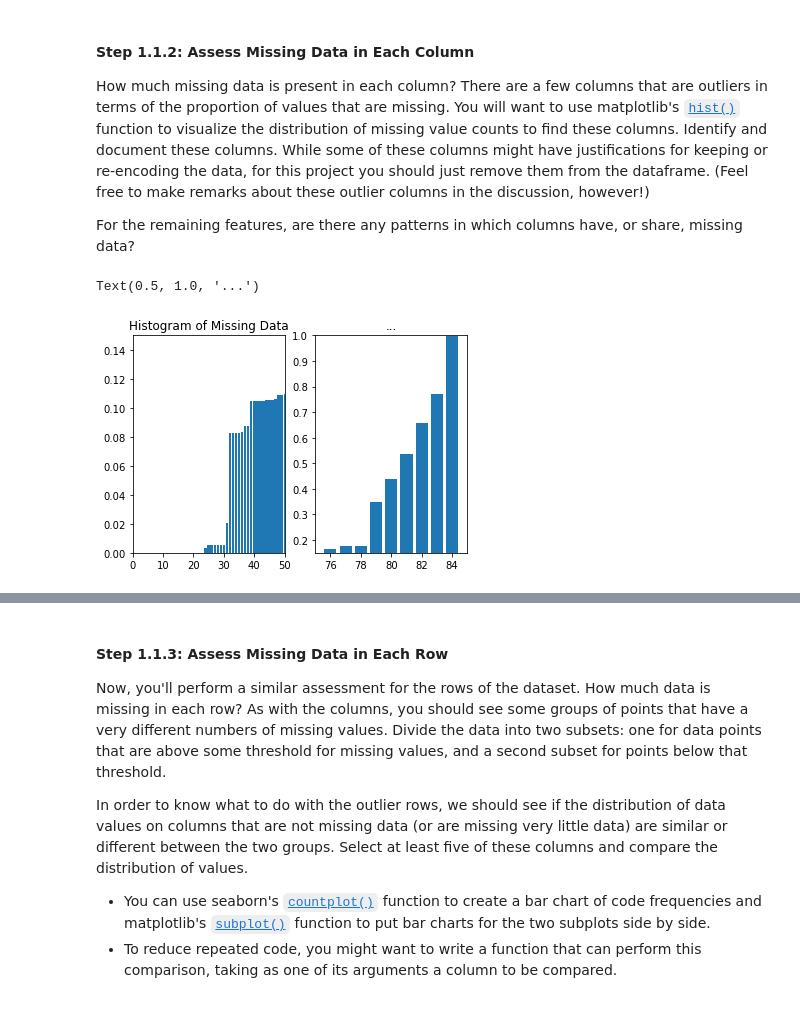
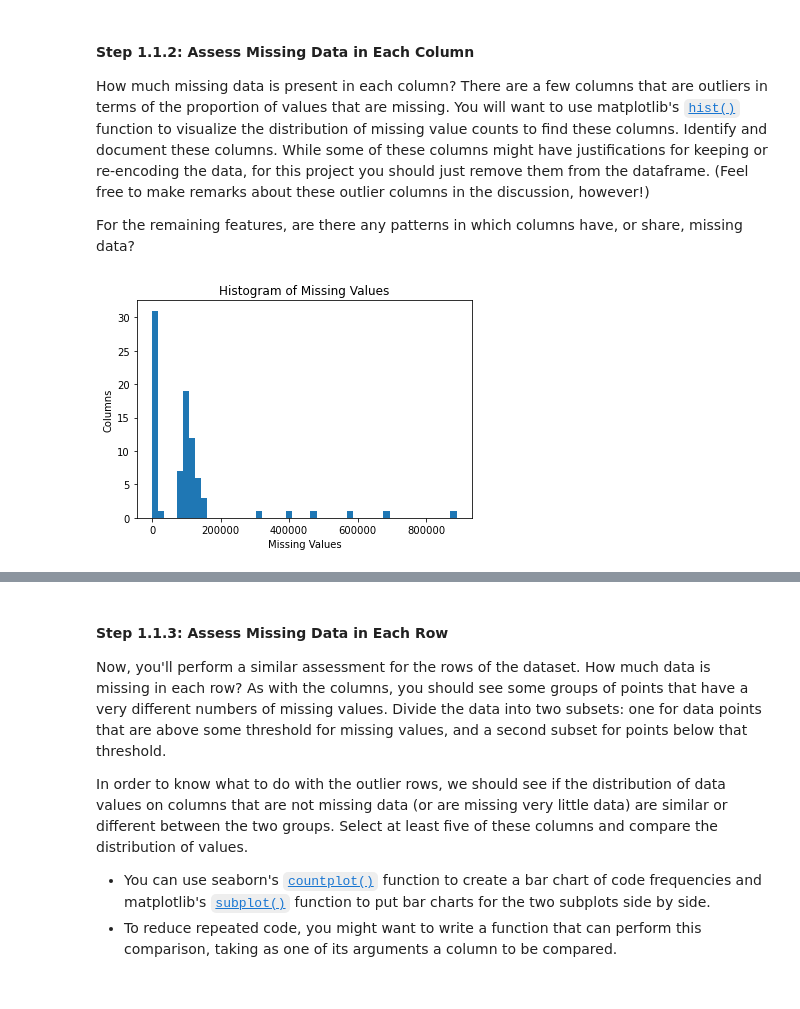
Before and after one commit to amcumber/udacity-identify-customer-segments, a Jupyter notebook: Identify_Customer_Segments.ipynb, the cells around one changed output, grey strips where cells are left out. Saved outputs shown, nothing was run; the diff lists cells and outputs as text; code cells hidden in the pictures.

Commit message:
Working Data Split by Row

```diff
--- a/Identify_Customer_Segments.ipynb
+++ b/Identify_Customer_Segments.ipynb
@@ -94,7 +94,7 @@ feat_info.head()
 | 3 | CJT_GESAMTTYP | person | categorical | [0] |
 | 4 | FINANZ_MINIMALIST | person | ordinal | [-1] |
 # %%
-def get_nulls(feats):
+def _get_nulls(feats):
     null_map = {}
     for idx, row in feats.iterrows():
         str_nulls = row['missing_or_unknown'].strip('[]')
@@ -106,7 +106,7 @@ def get_nulls(feats):
             null_map[row['attribute']] = nulls
     return null_map
 
-def clean_feature(df, key, nulls):
+def _clean_feature(df, key, nulls):
     is_int = True
     for null in nulls:
         if type(null) == str:
@@ -114,9 +114,10 @@ def clean_feature(df, key, nulls):
         df.loc[df[key] == null, key] = np.nan
     return df
 
-def clean(df2, feats):
-    df = df2.copy()
-    null_map = get_nulls(feats)
+def convert_nans(df: pd.DataFrame, feats: pd.DataFrame) -> pd.DataFrame:
+    """Convert nans using Feature maps from dataframe"""
+    df = df.copy()
+    null_map = _get_nulls(feats)
     for key, nulls in null_map.items():
-        df = clean_feature(df, key, nulls)
+        df = _clean_feature(df, key, nulls)
     return df
@@ -150,6 +151,6 @@ test_clean()
 # %%
 # Identify missing or unknown data values and convert them to NaNs.
-clean_azdias = clean(azdias, feat_info)
+azdias = convert_nans(azdias, feat_info)
 # %% [markdown]
 #### Step 1.1.2: Assess Missing Data in Each Column
 
@@ -162,23 +160,33 @@ import seaborn as sns
-# %%
-y = clean_azdias.isna().sum().reset_index().set_index(0).sort_index().index
-y /= len(clean_azdias.index)
-x = range(len(y))
-ax1 = plt.subplot(1,2,1)
-ax1.bar(x, y)
-ax1.set_xlim([0,50])
-ax1.set_ylim([0, 0.15])
-
-ax2 = plt.subplot(1,2,2)
-ax2.bar(x, y)
-ax2.set_xlim([75, 85])
-ax2.set_ylim([0.15, 1.0])
-ax1.set_title('Histogram of Missing Data')
-ax2.set_title('...')
-# %% [output]
-Text(0.5, 1.0, '...')
-[figure, removed]
 # %%
 # Perform an assessment of how much missing data there is in each column of the
 # dataset.
+# %%
+def get_na_freq(df, axis=0):
+    """Collect Frequency of NaN Values"""
+    if axis == 0 :
+        total = len(df.index)
+    else:
+        total = len(df.columns)
+    df = df.copy()
+    na_hist = df.isna().sum(axis=axis).sort_values(ascending=False)
+    if axis == 0:
+        na_hist.index.name = 'Attribute'
+    else:
+        na_hist.index.name = 'Index'
+    na_hist.name = 'Freq'
+    na_hist = na_hist.to_frame()
+    na_hist = na_hist.assign(Percent=lambda df: df['Freq'] / total * 100)
+    na_hist = na_hist.reset_index()
+    return na_hist
+# %%
+na_hist = get_na_freq(azdias)
+# %%
+plt.hist(na_hist.set_index('Attribute')['Freq'], bins=50)
+plt.xlabel('Missing Values')
+plt.ylabel('Columns')
+plt.title('Histogram of Missing Values')
+plt.show()
+# %% [output]
+[figure, added]
 # %%
 # Investigate patterns in the amount of missing data in each column.
```
Also changed, not shown: parts of 16 cells of this notebook.
